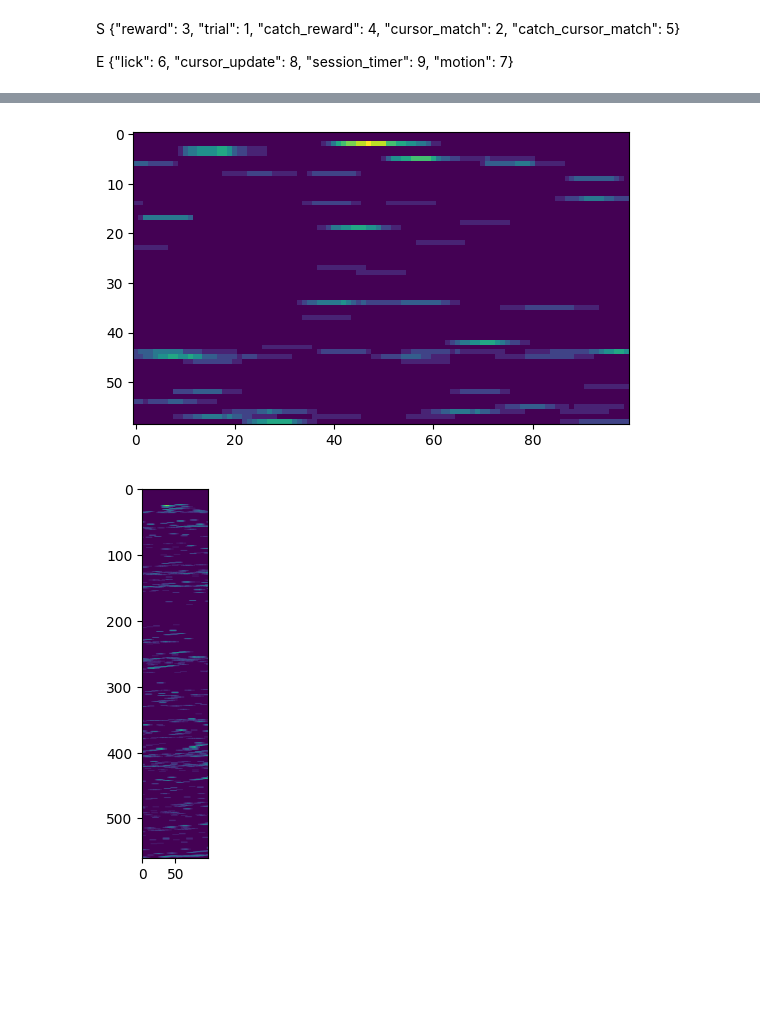
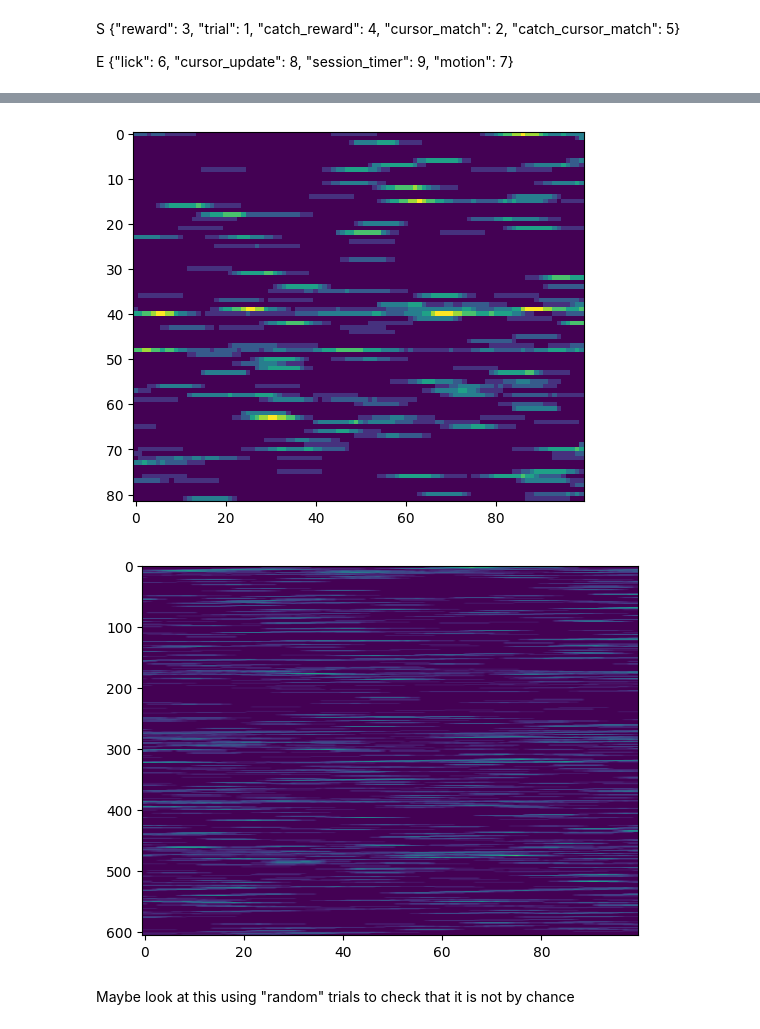
Before and after one commit to CeciliaGallego/opBCI_analysis, a Jupyter notebook: catch_trials.ipynb, the cells around one changed output, grey strips where cells are left out. Cells and saved outputs as stored; diff of their text form; code cells hidden in the pictures; blank space fills up the shorter version.

```diff
--- a/catch_trials.ipynb
+++ b/catch_trials.ipynb
@@ -4,7 +4,8 @@ import numpy as np
 import matplotlib.pyplot as plt
 # %%
 # file_path = 'C:/Users/Cecilia/data/raw/M056/M056_2025_02_26_11_00/M056_2025_02_26_11_00-2025-02-26-105954.txt'
-file_path = 'C:/Users/Cecilia/data/raw/M056/M056_2025_02_27_11_00/M056_2025_02_27_11_00-2025-02-27-110456.txt'
+# file_path = 'C:/Users/Cecilia/data/raw/M056/M056_2025_02_27_11_00/M056_2025_02_27_11_00-2025-02-27-110456.txt'
+file_path = 'C:/Users/Cecilia/data/raw/M056/M056_2025_02_28_11_15/M056_2025_02_28_11_15-2025-02-28-111533.txt'
 
 # Initialize a list to store the extracted data
 data = []
@@ -184,8 +186,10 @@ plt.legend()
 # %%
 plt.imshow(catch_lick_rates);
 # %% [output]
-[figure, old version]
+[figure, new version]
 # %%
-plt.imshow(lick_rates);
+plt.imshow(lick_rates, aspect='auto');
 # %% [output]
-[figure, old version]
+[figure, new version]
+# %% [markdown]
+Maybe look at this using "random" trials to check that it is not by chance
```
Also changed, not shown: parts of 12 cells of this notebook, 1 other file.
